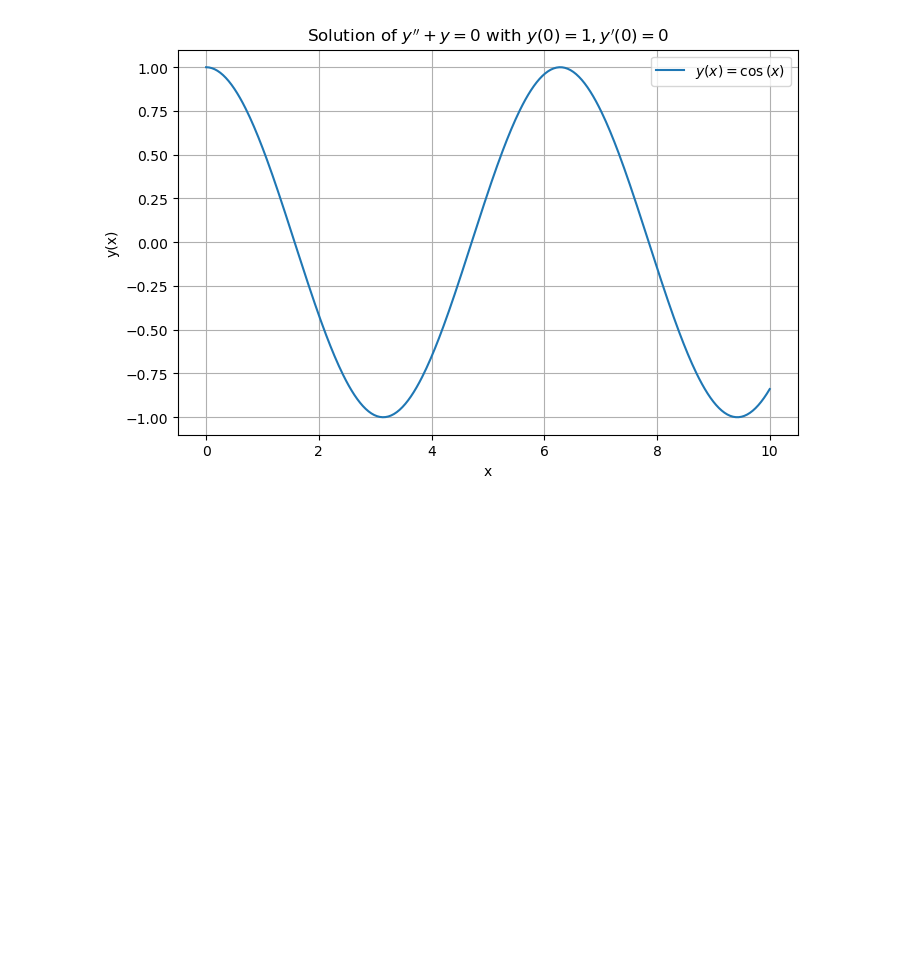
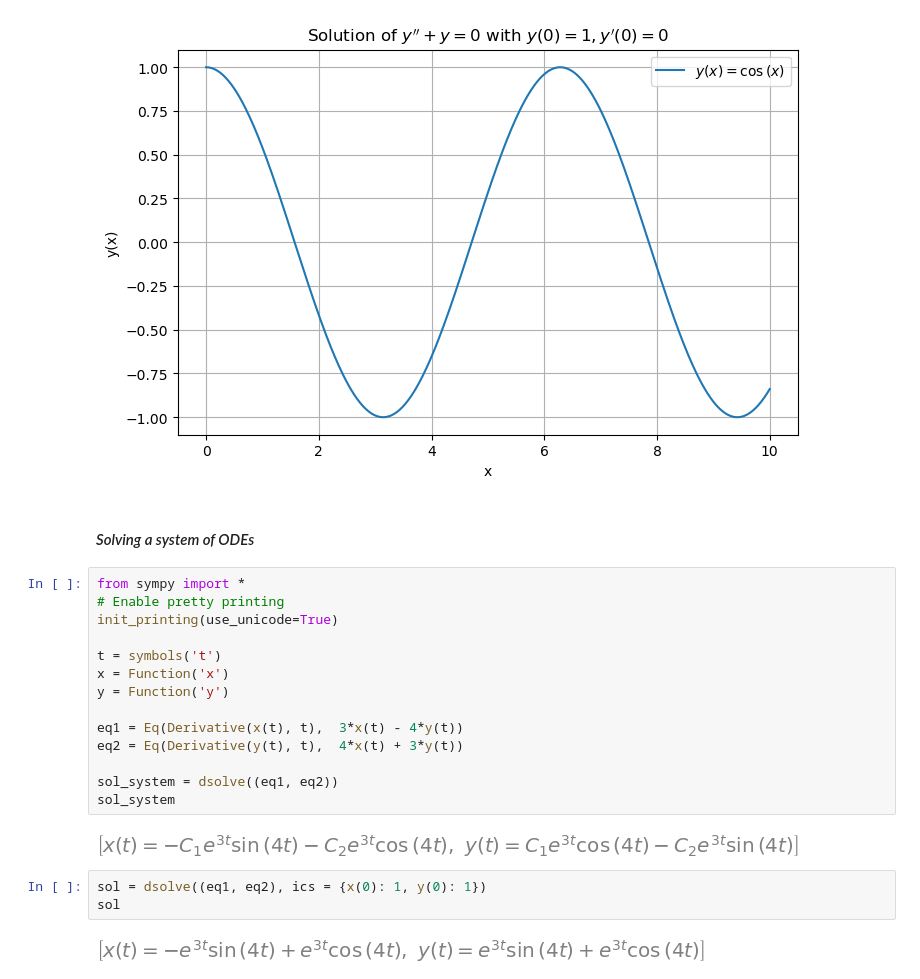
Before and after one commit to ShubhamSharma150/Compuational-Mathematics-, a Jupyter notebook: Solving Ordinary Differential Equations in Python with SymPy .ipynb, the cells around one changed output. Cells and saved outputs as stored; diff of their text form; blank space fills up the shorter version.

```diff
--- a/Solving Ordinary Differential Equations in Python with SymPy .ipynb
+++ b/Solving Ordinary Differential Equations in Python with SymPy .ipynb
@@ -145,3 +145,26 @@ plt.show()
 # %% [output]
 Solution: Eq(y(x), cos(x))
 [figure]
+# %% [markdown]
+#### *Solving a system of ODEs*
+# %%
+from sympy import *
+# Enable pretty printing
+init_printing(use_unicode=True)
+
+t = symbols('t')
+x = Function('x')
+y = Function('y')
+
+eq1 = Eq(Derivative(x(t), t),  3*x(t) - 4*y(t))
+eq2 = Eq(Derivative(y(t), t),  4*x(t) + 3*y(t))
+
+sol_system = dsolve((eq1, eq2))
+sol_system
+# %% [output]
+[figure, added]
+# %%
+sol = dsolve((eq1, eq2), ics = {x(0): 1, y(0): 1})
+sol
+# %% [output]
+[figure, added]
```
